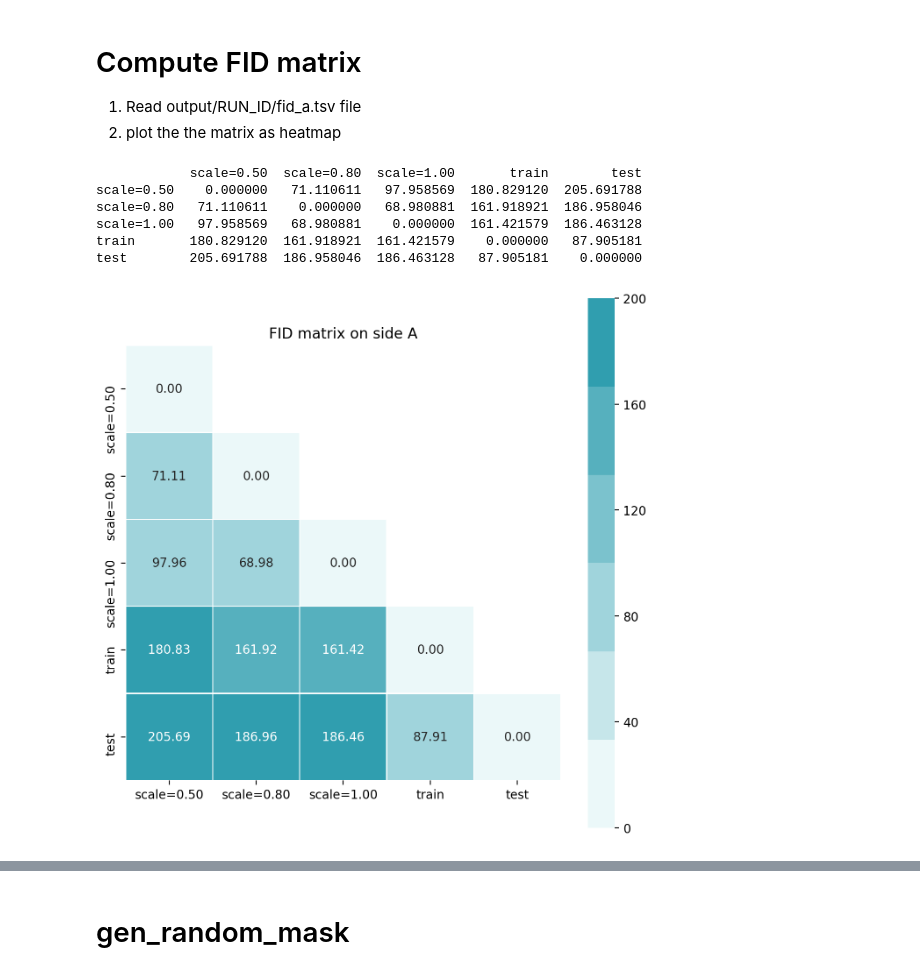
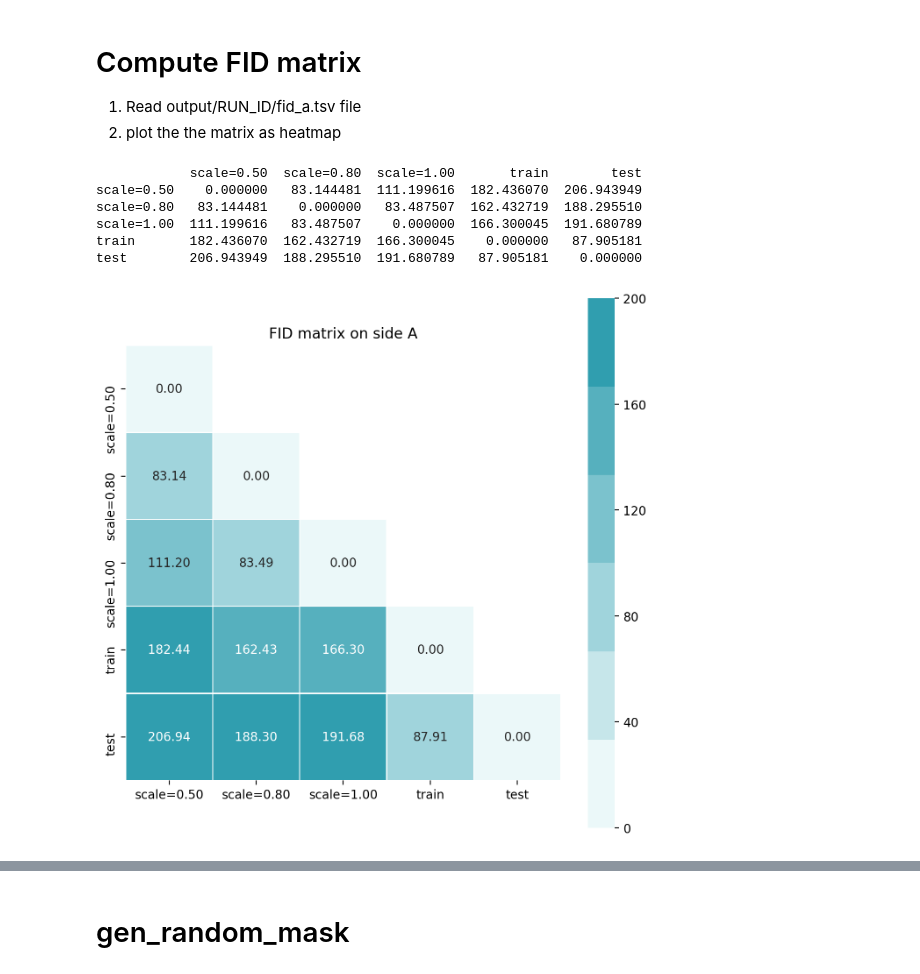
Before and after one commit to minfawang/mask-cgan, a Jupyter notebook: explore.ipynb, the cells around one changed output, grey strips where cells are left out. Cells and saved outputs as stored; diff of their text form; code cells hidden in the pictures.

```diff
--- a/explore.ipynb
+++ b/explore.ipynb
@@ -58,38 +58,38 @@ import seaborn as sns
 
 def plot_fid_heatmap(run_id, side):
     tsv_path = f'model/output/{run_id}/fid_{side}.tsv'
     fid_df = pd.read_csv(tsv_path, delimiter='\t', index_col=0)
     print(fid_df)
 
     mask = np.zeros_like(fid_df)
     mask[np.triu_indices_from(mask, k=1)] = True
 
     plt.figure(figsize=(8, 8), dpi=200)
     ax = sns.heatmap(
         fid_df,
         mask=mask,
         vmin=0,
         vmax=200,
         annot=True,
         linewidths=.5,
         square=True,
         fmt='.2f',
         cmap=sns.light_palette((210, 90, 60), input="husl"),
 #         cmap=sns.color_palette('Blues'),
     )
     ax.set_title(f'FID matrix on side {side}')
     plt.savefig(f'static/fid_matrix_{side}.png', bbox_inches='tight')
 
 
-run_id = 'mask_horse2zebra_h128_nres=3_simpled'
+run_id = 'p80mask_horse2zebra_h128_nres=3_simpled'
 side = 'A'
 plot_fid_heatmap(run_id, side=side)
 # %% [output]
             scale=0.50  scale=0.80  scale=1.00       train        test
-scale=0.50    0.000000   71.110611   97.958569  180.829120  205.691788
-scale=0.80   71.110611    0.000000   68.980881  161.918921  186.958046
-scale=1.00   97.958569   68.980881    0.000000  161.421579  186.463128
-train       180.829120  161.918921  161.421579    0.000000   87.905181
-test        205.691788  186.958046  186.463128   87.905181    0.000000
+scale=0.50    0.000000   83.144481  111.199616  182.436070  206.943949
+scale=0.80   83.144481    0.000000   83.487507  162.432719  188.295510
+scale=1.00  111.199616   83.487507    0.000000  166.300045  191.680789
+train       182.436070  162.432719  166.300045    0.000000   87.905181
+test        206.943949  188.295510  191.680789   87.905181    0.000000
-[figure, old version]
+[figure, new version]
 # %%
```
Also changed, not shown: parts of 7 cells of this notebook, 1 other file.
